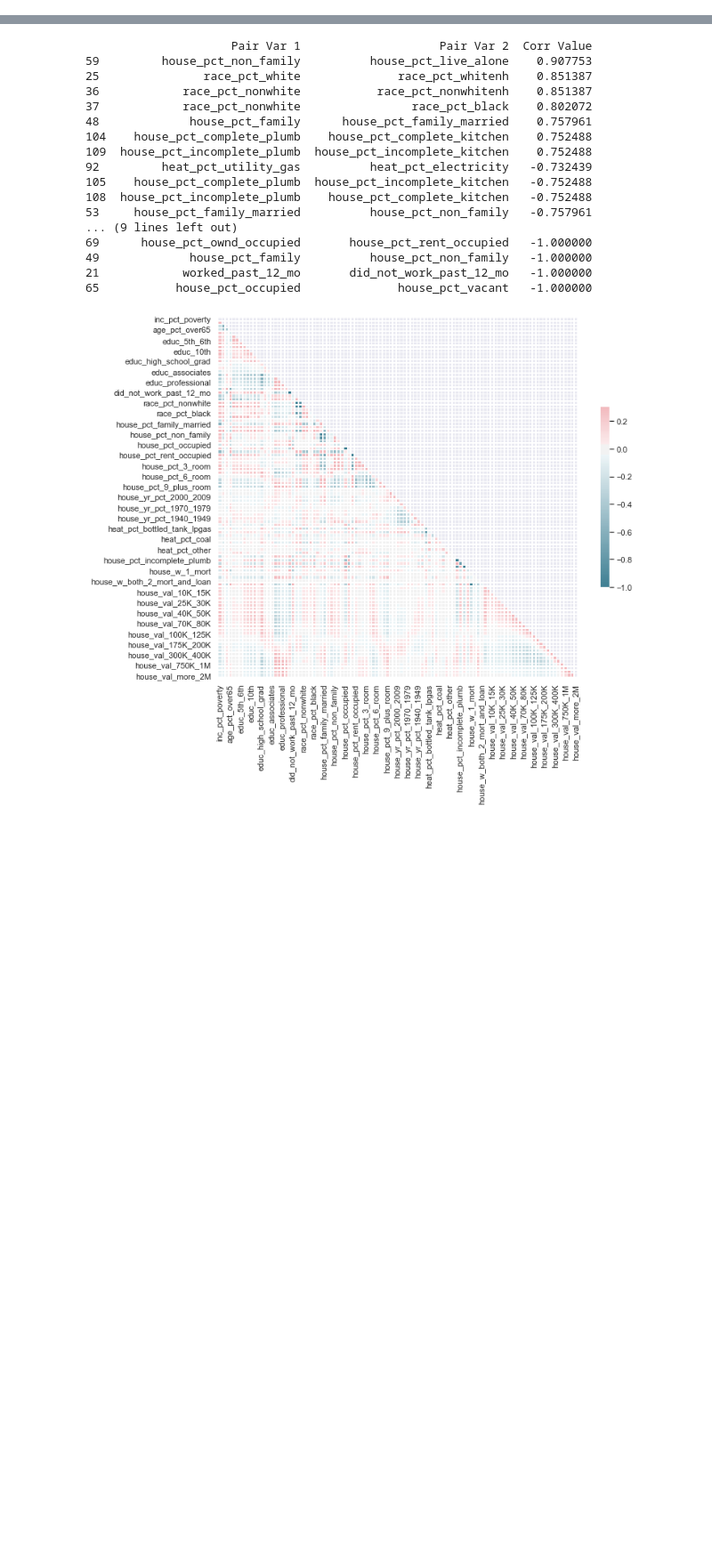
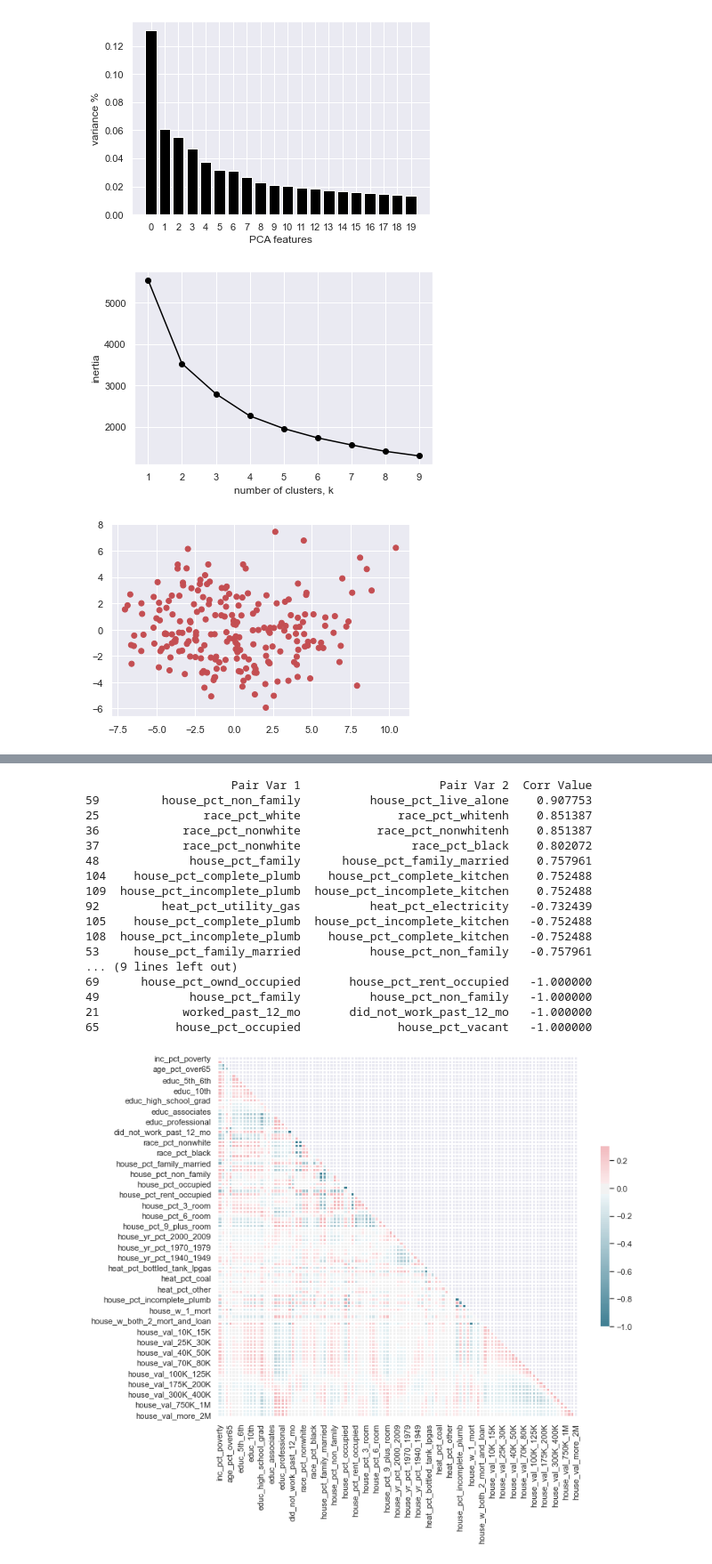
Before and after one commit to DataKind-DC/rcp2, a Jupyter notebook: Code/Models/NFIRS_Block_level.ipynb, the cells around one changed output, grey strips where cells are left out. Shown at 89% size. Cells and saved outputs as stored; diff of their text form; code cells hidden in the pictures; blank space fills up the shorter version.

```diff
--- a/Code/Models/NFIRS_Block_level.ipynb
+++ b/Code/Models/NFIRS_Block_level.ipynb
@@ -97,7 +138,10 @@ nfirs.set_index('geoid',inplace = True)
 ACS['GEOID'] = ACS['GEOID'].str[2:]
 ACS.set_index(['GEOID'],inplace = True)
 
-# Removes extraneous columns in the dataframe
+# Captures name properies of GEOIDs for later use before filtering dataframe to be numeric features only
+Names = ACS[['county_name', 'state_name']]
+
+# Removes extraneous features (i.e. non-numeric) in the dataframe
 if 'Unnamed: 0' in ACS.columns:
     ACS.drop('Unnamed: 0','columns',inplace= True)
 
@@ -116,6 +160,7 @@ for col in cols:
     if  col.find('tot') != -1 :
         ACS.drop(col,'columns', inplace = True)
 
+
 # Integer indexing for all rows, but gets rid of county_name, state_name, and in_poverty
 ACS = ACS.iloc[:,3:]
 
@@ -124,0 +189,69 @@ ACS.dropna(inplace = True)
+# %%
+# Find similar census blocks to those where ARC saved lives
+
+# Capture ACS features for GEOIDs of lives saved locations
+lives_saved_geoid = lives_saved[['GEOID']]
+lives_saved_geoid['GEOID'] = lives_saved_geoid['GEOID'].str[2:]
+lives_saved_ACS = ACS[ACS.index.isin(lives_saved_geoid['GEOID'].tolist())]
+not_lives_saved_ACS = ACS[~ACS.index.isin(lives_saved_geoid['GEOID'].tolist())]
+
+# Calculates distance matrix between lives saved locations
+# Helps to answer whether lives saved locations are similar in nature
+#pairwise = pd.DataFrame(squareform(pdist(lives_saved_ACS)),columns = lives_saved_ACS.index,index = lives_saved_ACS.index)
+
+# Standardize the data to have a mean of ~0 and a variance of 1
+X_std = preprocessing.StandardScaler().fit_transform(lives_saved_ACS)
+
+# Capture PCA components of lives saved data in order to create bar graph showing explained variance of each component
+pca = PCA(n_components=20)
+principalComponents = pca.fit_transform(X_std)
+features = range(pca.n_components_)
+plt.bar(features, pca.explained_variance_ratio_, color='black')
+plt.xlabel('PCA features')
+plt.ylabel('variance %')
+plt.xticks(features)
+plt.show()
+
+# Save PCA components to a DataFrame in order to generate an inertia plot that helps decide the number of clusters
+# The elbow of this line graph typically represents the best number of clusters to use in k-means
+PCA_components = pd.DataFrame(principalComponents)
+ks = range(1, 10)
+inertias = []
+for k in ks:
+    # Create a KMeans instance with k clusters: model
+    model = KMeans(n_clusters=k)
+    # Fit model to samples
+    model.fit(PCA_components.iloc[:,:3])
+    # Append the inertia to the list of inertias
+    inertias.append(model.inertia_)
+
+plt.plot(ks, inertias, '-o', color='black')
+plt.xlabel('number of clusters, k')
+plt.ylabel('inertia')
+plt.xticks(ks)
+plt.show()
+
+# Based on the above graph's elbow at k clusters, perform k-means clustering and calculate cluster centroids
+# After viewing the original plot w/ 2 clusters, I decided that the data points can easily fall into 1 cluster
+# This will make it a lot easier to compare the lives saved locations to other census blocks
+kmeans = KMeans(n_clusters=1).fit(lives_saved_ACS)
+centroids = kmeans.cluster_centers_
+
+# Plot your multi-dimensional data points in k-designated clusters by leveraging the PCA components
+pl.figure('K-means with 1 clusters')
+LABEL_COLOR_MAP = {0 : 'r',
+                   1 : 'k'}
+label_color = [LABEL_COLOR_MAP[l] for l in kmeans.labels_]
+pl.scatter(principalComponents[:, 0], principalComponents[:, 1], c=label_color)
+pl.show()
+
+# Calculate distances between lives saved cluster centroid and all other census blocks
+dist = pairwise.pairwise_distances(centroids, not_lives_saved_ACS)
+not_lives_saved_ACS['dist_from_centroid'] = dist.T
+
+# Get top 10 closest census blocks to cluser centroid
+# I'd like to be able to capture the long/lat coordinates of these geoids but they aren't available in our current datasets
+similar_blocks = not_lives_saved_ACS[not_lives_saved_ACS['dist_from_centroid']<0.463]
+potential_lives_saved = Names[Names.index.isin(similar_blocks.index.tolist())]
+print (potential_lives_saved)
+# %% [output]
@@ -124,0 +263,3 @@ ACS.dropna(inplace = True)
+[figure, added]
+[figure, added]
+[figure, added]
```
Also changed, not shown: parts of 6 cells of this notebook, 1 other file.
